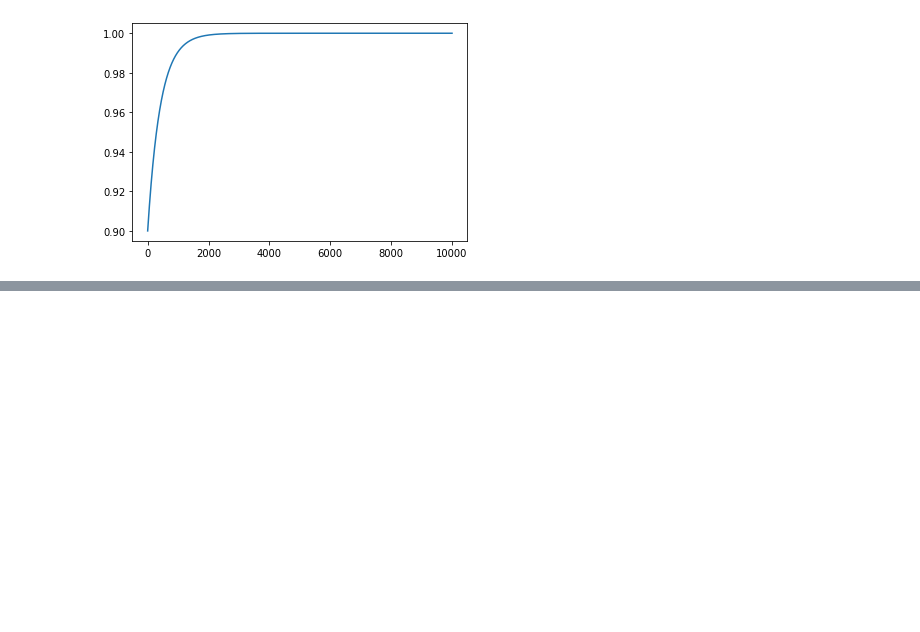
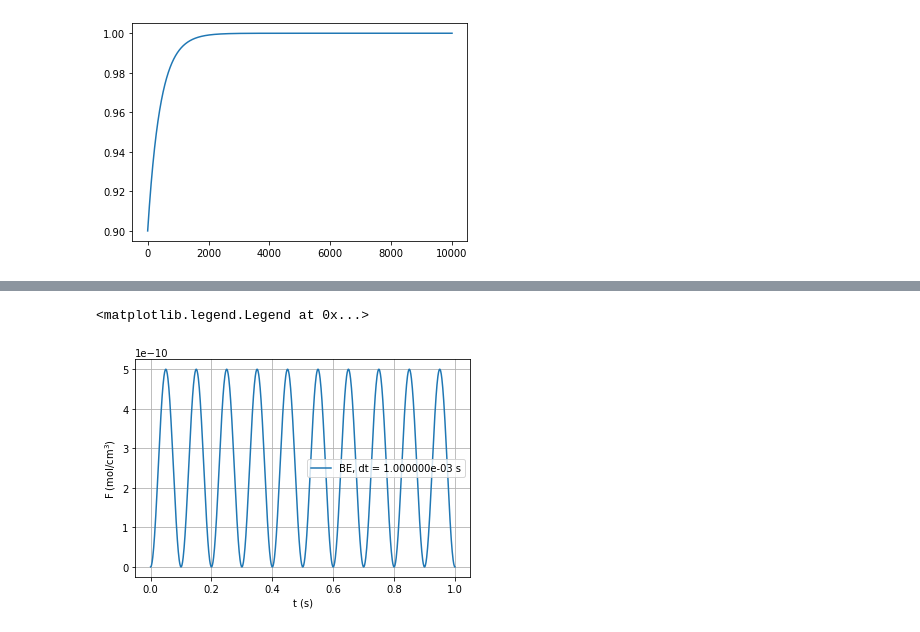
Before and after one commit to adevrent/mitx_python, a Jupyter notebook: CSE.0002x/Unit 11/unit11.ipynb, the cells around one changed output, grey strips where cells are left out. Drawn from its saved outputs; the diff is of its cells as text; code cells hidden in the pictures; blank space fills up the shorter version.

Commit message:
Implicit vs Explicit methods finished

```diff
--- a/CSE.0002x/Unit 11/unit11.ipynb
+++ b/CSE.0002x/Unit 11/unit11.ipynb
@@ -427,0 +456,39 @@ ax.plot(un1_list)
+# %%
+# code Backward Euler
+import numpy as np
+import matplotlib.pyplot as plt
+
+tau = 5.0e-8 # s
+T_F = 0.1 # s
+A_F = 0.01 # mol/cm^3/s
+
+pi = np.pi
+FI = 0.0 # mol/cm^3
+tF = 1 # final time to simulate to (s)
+dt = 1e-3 # time increment to give solutions at (s)
+
+# Sets initial condition
+t = np.arange(0,tF+dt,dt)
+N = len(t)
+v = np.zeros(N)
+v[0] = FI
+
+# Loop from from t=0 to t>=tF
+for n in range(N-1):
+    tn1 = t[n+1]
+    vn  = v[n]
+
+    # Update solution using Backward Euler method
+    I_F = 0.5*A_F*(1-np.cos(2*pi*tn1/T_F))
+
+    v[n+1] = (vn + dt*I_F)/(1+dt/tau)
+
+# Plot
+plt.plot(t,v,label=f'BE, dt = {dt:.6e} s')
+plt.xlabel('t (s)')
+plt.ylabel('F (mol/cm$^3$)')
+plt.grid(True)
+plt.legend()
+# %% [output]
+<matplotlib.legend.Legend at 0x...>
+[figure, added]
```
Also changed, not shown: parts of 12 cells of this notebook, 2 other files.
